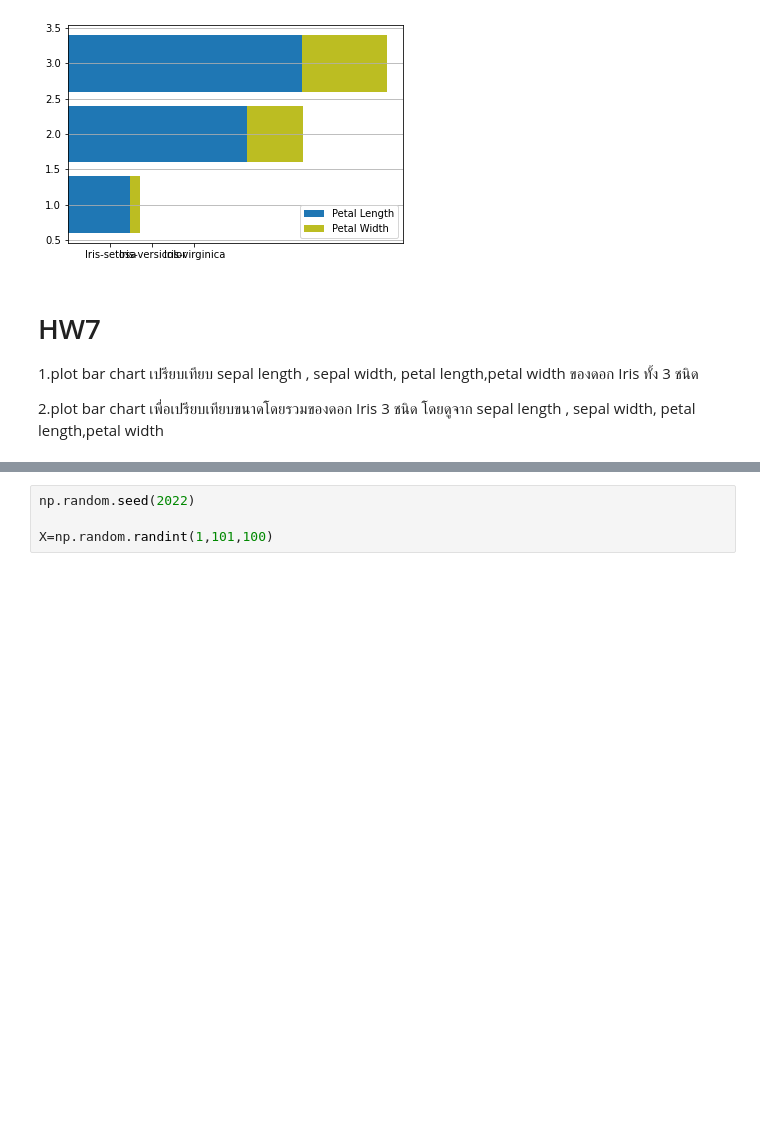
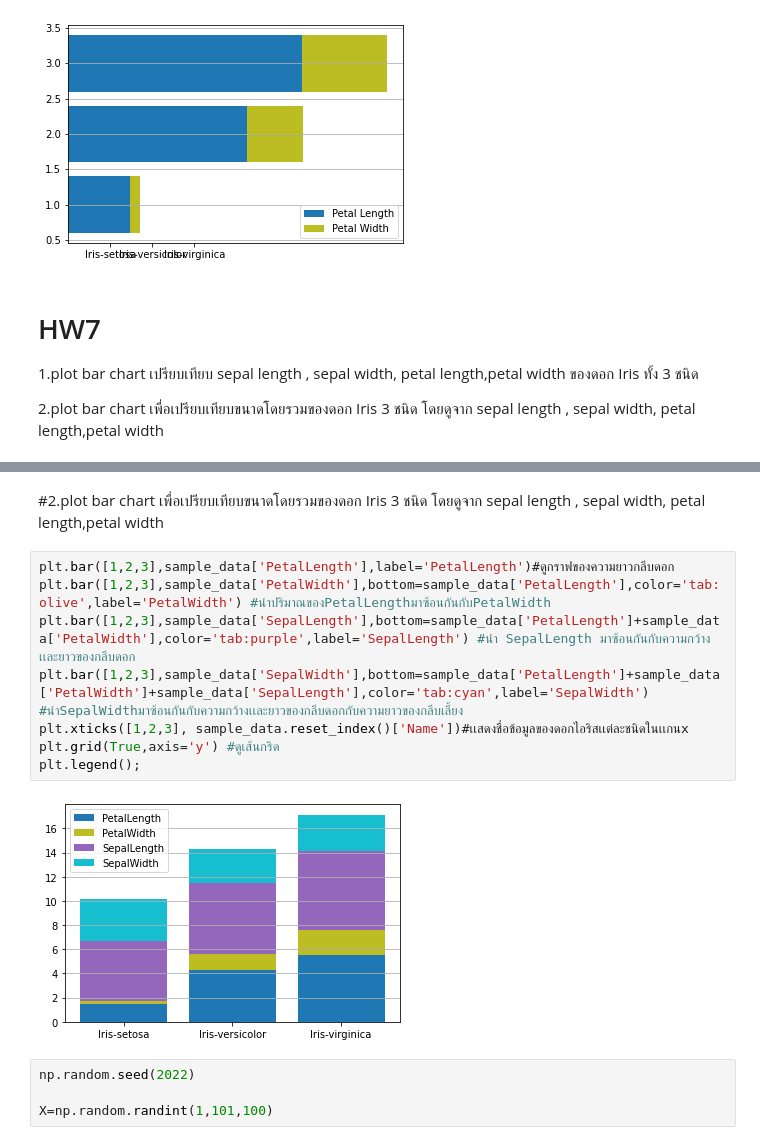
Before and after one commit to Chanunchida-May/data_viz_2022, a Jupyter notebook: Dataviz04_Data_Comparison.ipynb, the cells around one changed output, grey strips where cells are left out. Drawn from its saved outputs; the diff is of its cells as text; blank space fills up the shorter version.

```diff
--- a/Dataviz04_Data_Comparison.ipynb
+++ b/Dataviz04_Data_Comparison.ipynb
@@ -259,3 +271,15 @@ plt.legend();
+# %% [markdown]
+#2.plot bar chart เพื่อเปรียบเทียบขนาดโดยรวมของดอก Iris 3 ชนิด โดยดูจาก sepal length , sepal width, petal length,petal width
+# %%
+plt.bar([1,2,3],sample_data['PetalLength'],label='PetalLength')#ดูกราฟของความยาวกลีบดอก
+plt.bar([1,2,3],sample_data['PetalWidth'],bottom=sample_data['PetalLength'],color='tab:olive',label='PetalWidth') #นำปริมาณของPetalLengthมาซ้อนกันกับPetalWidth
+plt.bar([1,2,3],sample_data['SepalLength'],bottom=sample_data['PetalLength']+sample_data['PetalWidth'],color='tab:purple',label='SepalLength') #นำ SepalLength มาซ้อนกันกับความกว้างเเละยาวของกลีบดอก
+plt.bar([1,2,3],sample_data['SepalWidth'],bottom=sample_data['PetalLength']+sample_data['PetalWidth']+sample_data['SepalLength'],color='tab:cyan',label='SepalWidth') #นำSepalWidthมาซ้อนกันกับความกว้างเเละยาวของกลีบดอกกับความยาวของกลีบเลี้ยง
+plt.xticks([1,2,3], sample_data.reset_index()['Name'])#เเสดงชื่อข้อมูลของดอกไอริสเเต่ละชนิดในเเกนx
+plt.grid(True,axis='y') #ดูเส้นกริด
+plt.legend();
+# %% [output]
+[figure, added]
 # %%
 np.random.seed(2022)
 
```
Also changed, not shown: parts of 12 cells of this notebook.
